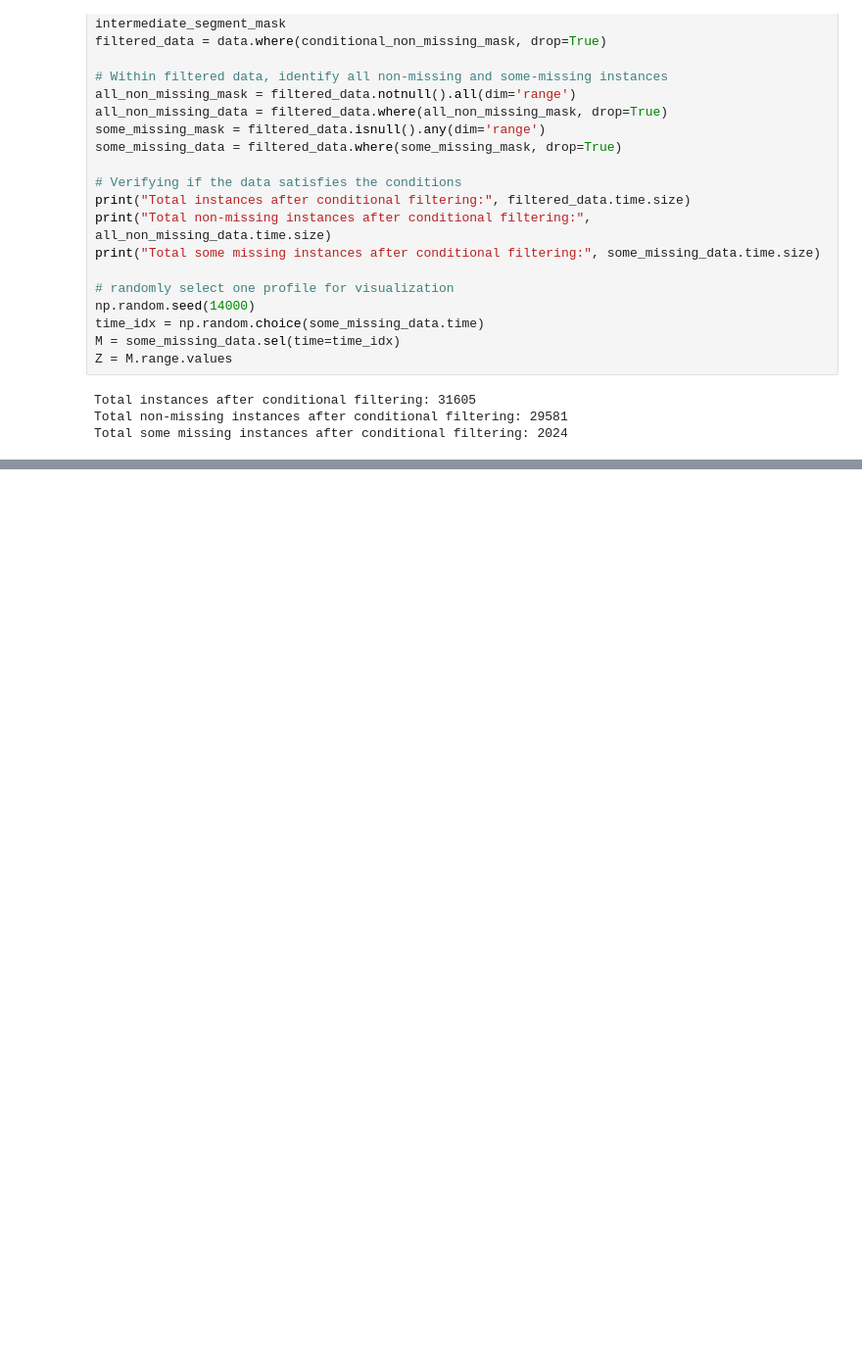
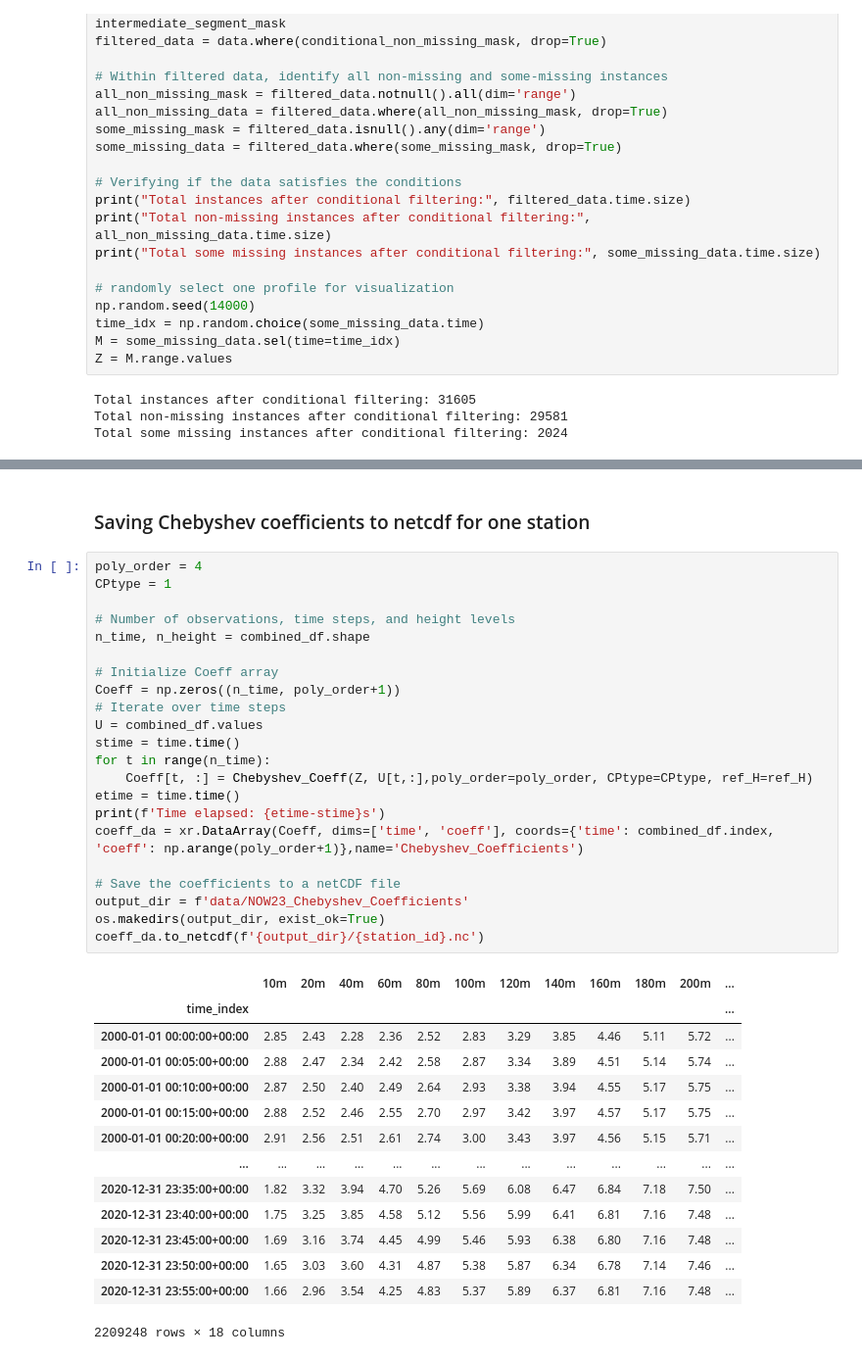
Before and after one commit to HarishBaki/Estimation-of-lidar-wind-speed-profiles-from-ERA5-inputs-using-TabNet, a Jupyter notebook: Compute_Chebyshev.ipynb, the cells around one changed output, grey strips where cells are left out. Shown at 98% size. Drawn from its saved outputs; the diff is of its cells as text; blank space fills up the shorter version.

```diff
--- a/Compute_Chebyshev.ipynb
+++ b/Compute_Chebyshev.ipynb
@@ -265,0 +329,39 @@ Time elapsed: 3.97575306892395s
+# %% [markdown]
+### Saving Chebyshev coefficients to netcdf for one station
+# %%
+poly_order = 4
+CPtype = 1
+
+# Number of observations, time steps, and height levels
+n_time, n_height = combined_df.shape
+
+# Initialize Coeff array
+Coeff = np.zeros((n_time, poly_order+1))
+# Iterate over time steps
+U = combined_df.values
+stime = time.time()
+for t in range(n_time):
+    Coeff[t, :] = Chebyshev_Coeff(Z, U[t,:],poly_order=poly_order, CPtype=CPtype, ref_H=ref_H)
+etime = time.time()
+print(f'Time elapsed: {etime-stime}s')
+coeff_da = xr.DataArray(Coeff, dims=['time', 'coeff'], coords={'time': combined_df.index, 'coeff': np.arange(poly_order+1)},name='Chebyshev_Coefficients')
+
+# Save the coefficients to a netCDF file
+output_dir = f'data/NOW23_Chebyshev_Coefficients'
+os.makedirs(output_dir, exist_ok=True)
+coeff_da.to_netcdf(f'{output_dir}/{station_id}.nc')
+# %% [output]
+|  | 10m | 20m | 40m | 60m | 80m | 100m | 120m | 140m | 160m | 180m | 200m | ... |
+| time_index |  |  |  |  |  |  |  |  |  |  |  | ... |
+| 2000-01-01 00:00:00+00:00 | 2.85 | 2.43 | 2.28 | 2.36 | 2.52 | 2.83 | 3.29 | 3.85 | 4.46 | 5.11 | 5.72 | ... |
+| 2000-01-01 00:05:00+00:00 | 2.88 | 2.47 | 2.34 | 2.42 | 2.58 | 2.87 | 3.34 | 3.89 | 4.51 | 5.14 | 5.74 | ... |
+| 2000-01-01 00:10:00+00:00 | 2.87 | 2.50 | 2.40 | 2.49 | 2.64 | 2.93 | 3.38 | 3.94 | 4.55 | 5.17 | 5.75 | ... |
+| 2000-01-01 00:15:00+00:00 | 2.88 | 2.52 | 2.46 | 2.55 | 2.70 | 2.97 | 3.42 | 3.97 | 4.57 | 5.17 | 5.75 | ... |
+| 2000-01-01 00:20:00+00:00 | 2.91 | 2.56 | 2.51 | 2.61 | 2.74 | 3.00 | 3.43 | 3.97 | 4.56 | 5.15 | 5.71 | ... |
+| ... | ... | ... | ... | ... | ... | ... | ... | ... | ... | ... | ... | ... |
+| 2020-12-31 23:35:00+00:00 | 1.82 | 3.32 | 3.94 | 4.70 | 5.26 | 5.69 | 6.08 | 6.47 | 6.84 | 7.18 | 7.50 | ... |
+| 2020-12-31 23:40:00+00:00 | 1.75 | 3.25 | 3.85 | 4.58 | 5.12 | 5.56 | 5.99 | 6.41 | 6.81 | 7.16 | 7.48 | ... |
+| 2020-12-31 23:45:00+00:00 | 1.69 | 3.16 | 3.74 | 4.45 | 4.99 | 5.46 | 5.93 | 6.38 | 6.80 | 7.16 | 7.48 | ... |
+| 2020-12-31 23:50:00+00:00 | 1.65 | 3.03 | 3.60 | 4.31 | 4.87 | 5.38 | 5.87 | 6.34 | 6.78 | 7.14 | 7.46 | ... |
+| 2020-12-31 23:55:00+00:00 | 1.66 | 2.96 | 3.54 | 4.25 | 4.83 | 5.37 | 5.89 | 6.37 | 6.81 | 7.16 | 7.48 | ... |
+2209248 rows × 18 columns
```
Also changed, not shown: parts of 15 cells of this notebook.
